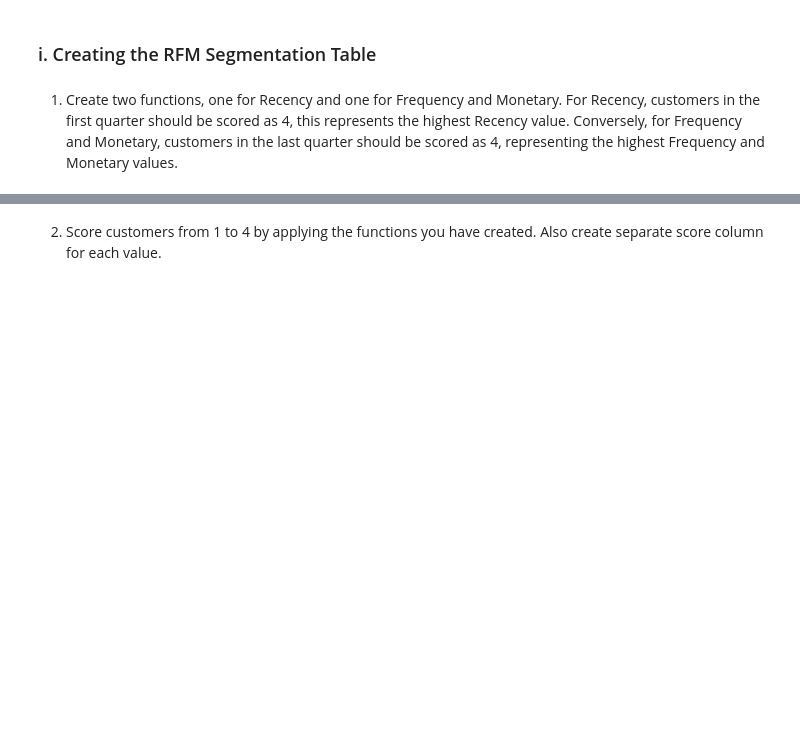
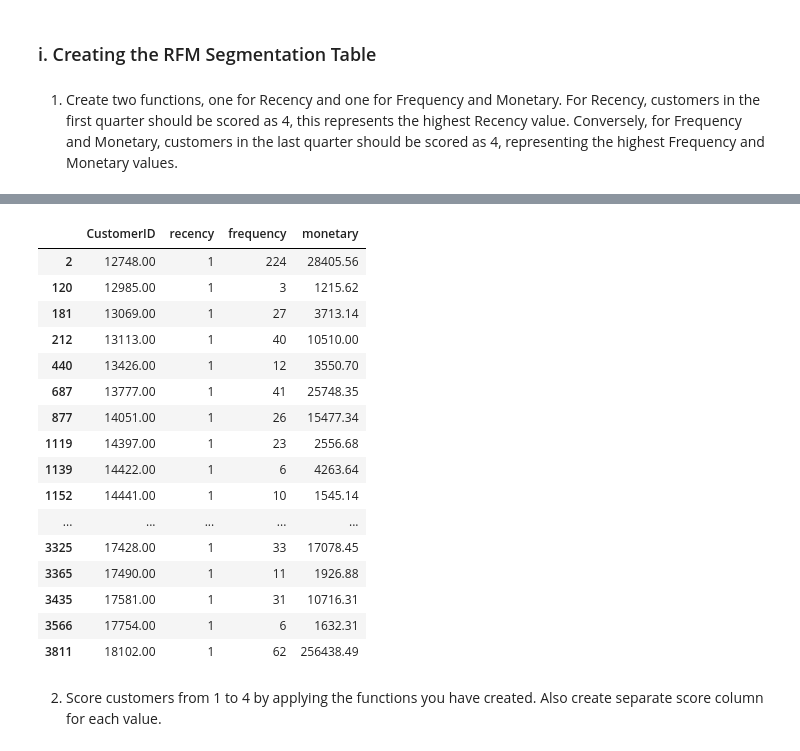
Before and after one commit to habip-bingol/Projects, a Jupyter notebook: ML_Projects/Capstone Projects/Customer_Segmentation/Customer_Segmentation_Student_Notebook_Capstone_1_V2.ipynb, the cells around one changed output, grey strips where cells are left out. Cells and saved outputs as stored; diff of their text form; code cells hidden in the pictures; blank space fills up the shorter version.

```diff
--- a/ML_Projects/Capstone Projects/Customer_Segmentation/Customer_Segmentation_Student_Notebook_Capstone_1_V2.ipynb
+++ b/ML_Projects/Capstone Projects/Customer_Segmentation/Customer_Segmentation_Student_Notebook_Capstone_1_V2.ipynb
@@ -1082,3 +1118,8 @@ The monetary value is calculated by adding together the cost of the customers' p
 # %% [markdown]
 ### vi. Create RFM Table
 Merge the recency, frequency and motetary dataframes
+# %%
+re_fr = pd.merge(Recency, Frequency, on="CustomerID")
+# %%
+df_rfm = pd.merge(re_fr, Monetary, on="CustomerID")
+df_rfm
@@ -1084,0 +1140,4 @@ Merge the recency, frequency and motetary dataframes
+# %%
+df_rfm.drop(columns="date", inplace=True)
+# %%
+df_rfm.rename(columns={"time_gap":"recency", "count_of_invoice":"frequency", "Revenue":"monetary"}, inplace=True)
@@ -1104,0 +1220,20 @@ The simplest way to create customer segments from an RFM model is by using **Qua
+# %%
+df_rfm[df_rfm.recency == 1]
+# %% [output]
+|  | CustomerID | recency | frequency | monetary |
+| 2 | 12748.00 | 1 | 224 | 28405.56 |
+| 120 | 12985.00 | 1 | 3 | 1215.62 |
+| 181 | 13069.00 | 1 | 27 | 3713.14 |
+| 212 | 13113.00 | 1 | 40 | 10510.00 |
+| 440 | 13426.00 | 1 | 12 | 3550.70 |
+| 687 | 13777.00 | 1 | 41 | 25748.35 |
+| 877 | 14051.00 | 1 | 26 | 15477.34 |
+| 1119 | 14397.00 | 1 | 23 | 2556.68 |
+| 1139 | 14422.00 | 1 | 6 | 4263.64 |
+| 1152 | 14441.00 | 1 | 10 | 1545.14 |
+| ... | ... | ... | ... | ... |
+| 3325 | 17428.00 | 1 | 33 | 17078.45 |
+| 3365 | 17490.00 | 1 | 11 | 1926.88 |
+| 3435 | 17581.00 | 1 | 31 | 10716.31 |
+| 3566 | 17754.00 | 1 | 6 | 1632.31 |
+| 3811 | 18102.00 | 1 | 62 | 256438.49 |
```
Also changed, not shown: parts of 30 cells of this notebook.
